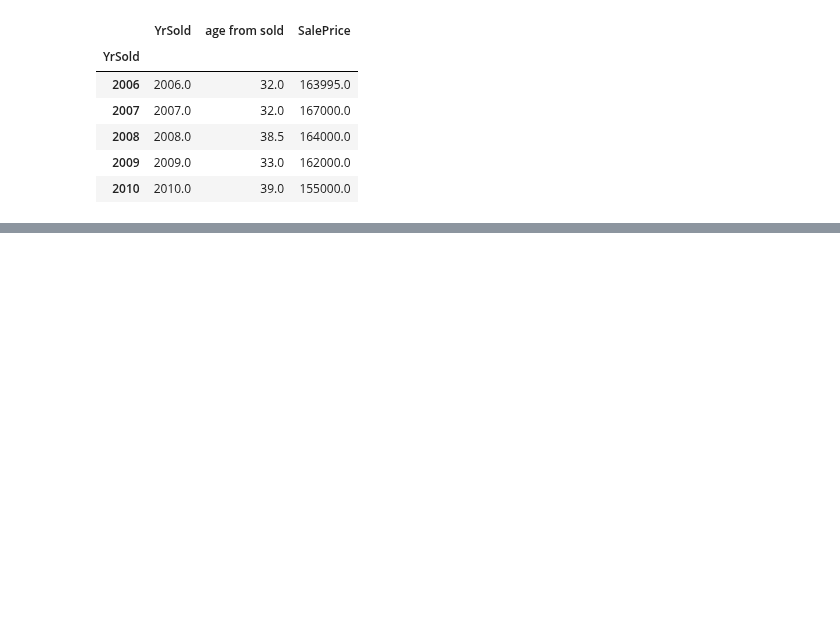
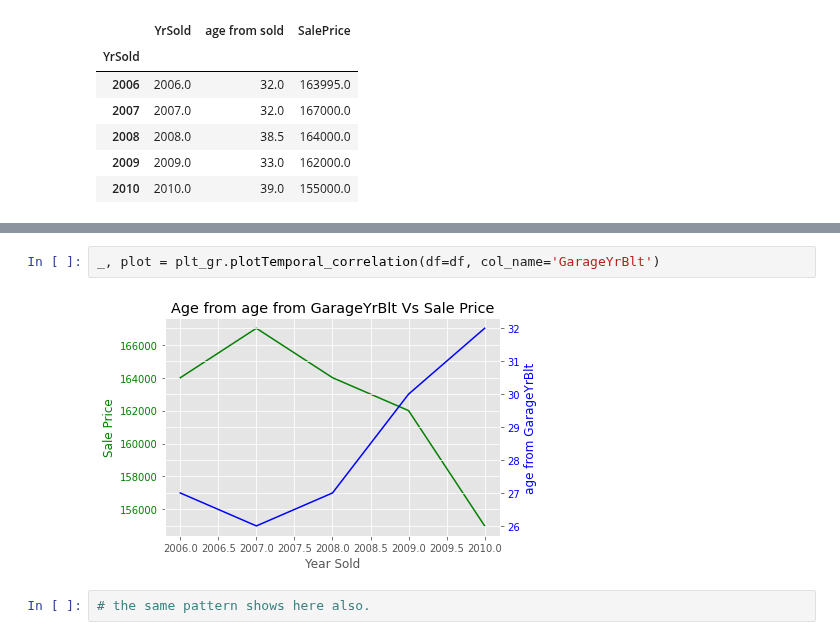
Before and after one commit to AkhilVinayakp/machine_Learning_Algorithms_python, a Jupyter notebook: EtE_projects/house-prices/Experiments/analysis.ipynb, the cells around one changed output, grey strips where cells are left out. Saved outputs shown, nothing was run; the diff lists cells and outputs as text; blank space fills up the shorter version.

```diff
--- a/EtE_projects/house-prices/Experiments/analysis.ipynb
+++ b/EtE_projects/house-prices/Experiments/analysis.ipynb
@@ -522,0 +543,6 @@ plt.show()
+# %%
+_, plot = plt_gr.plotTemporal_correlation(df=df, col_name='GarageYrBlt')
+# %% [output]
+[figure, added]
+# %%
+# the same pattern shows here also.
```
Also changed, not shown: parts of 7 cells of this notebook.
